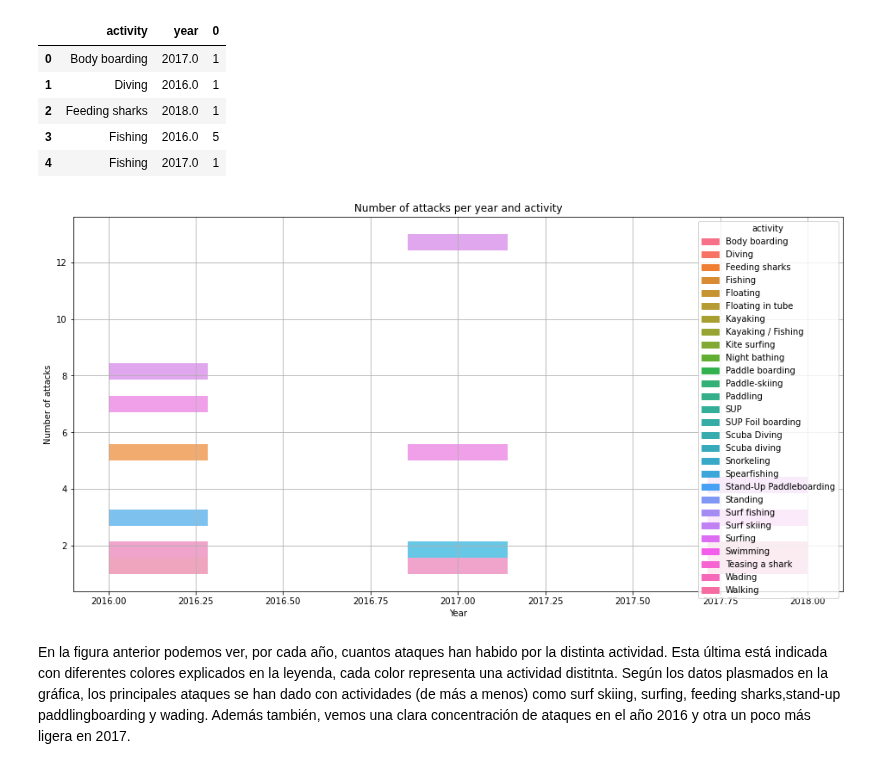
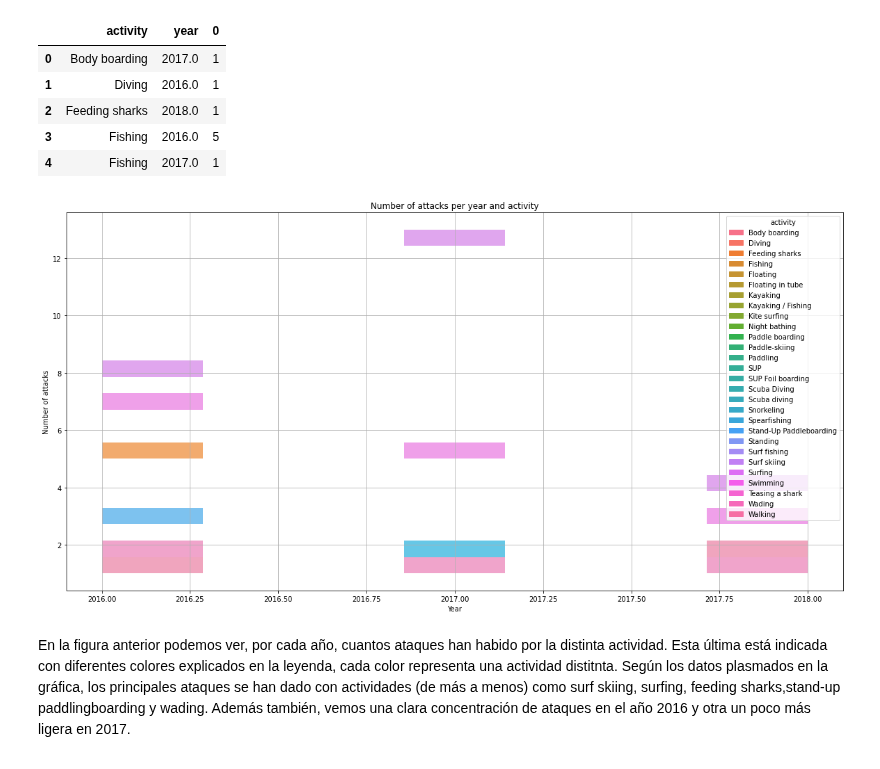
Before and after one commit to Adalab/DA-PROMO-B-MODULO1-SPRINT2-NATALIA-PAULA, a Jupyter notebook: Visualización/Visualizacion3.ipynb, the cells around one changed output. Drawn from its saved outputs; the diff is of its cells as text; code cells hidden in the pictures.

```diff
--- a/Visualización/Visualizacion3.ipynb
+++ b/Visualización/Visualizacion3.ipynb
@@ -7,7 +7,7 @@ import numpy as np
 import seaborn as sns
 import matplotlib.pyplot as plt
 # %%
-df = pd.read_csv("attacks2.csv")
+df = pd.read_csv("./Visualización/attacks2.csv")
 df.head(3)
 # %% [output]
 |  | Unnamed: 0 | case-number | year | type | country | area | location | activity | name | sex- | ... |
@@ -73,15 +87,16 @@ df_f.head()
 | 3 | Fishing | 2016.0 | 5 |
 | 4 | Fishing | 2017.0 | 1 |
 # %%
-plt.figure(figsize = (16,8))
+plt.figure(figsize = (20,10))
 
 fig = sns.histplot(x = 'year', y = 0 ,data = df_f, hue = 'activity')
 fig.set(xlabel = 'Year', ylabel= 'Number of attacks')
 fig.set_title('Number of attacks per year and activity')
+
 plt.grid()
 plt.show()
 # %% [output]
-[figure, old version]
+[figure, new version]
 # %% [markdown]
 En la figura anterior podemos ver, por cada año, cuantos ataques han habido por la distinta actividad. Esta última está indicada con diferentes colores explicados en la leyenda, cada color representa una actividad distitnta.
 Según los datos plasmados en la gráfica, los principales ataques se han dado con actividades (de más a menos) como surf skiing, surfing, feeding sharks,stand-up paddlingboarding y wading.
```
Also changed, not shown: parts of 14 cells of this notebook, 10 other files.
